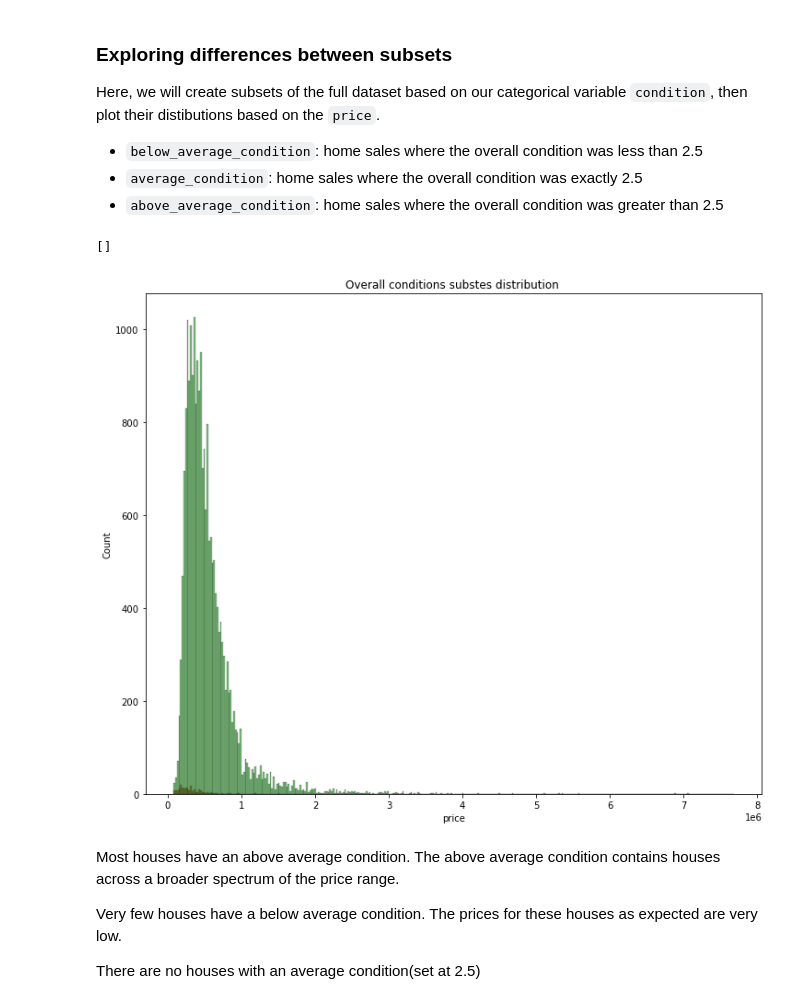
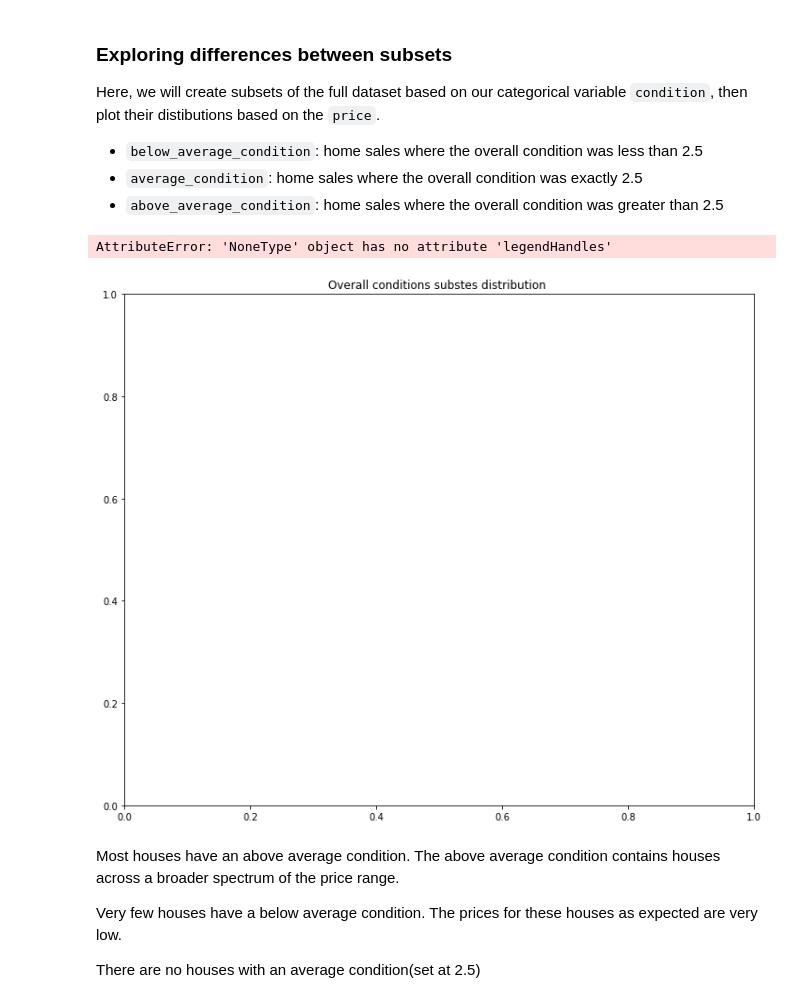
Before and after one commit to OswaldCc/Homes-Data-Analysis-And_Price-Prediction-Kings-County-USA, a Jupyter notebook: EDA.ipynb, the cells around one changed output. Drawn from its saved outputs; the diff is of its cells as text; code cells hidden in the pictures.

```diff
--- a/EDA.ipynb
+++ b/EDA.ipynb
@@ -231,20 +231,23 @@ above_average_condition=df[df['condition']>2.5]
 # %%
 fig,ax=plt.subplots(figsize=(12,10))
 ax.set_title("Overall conditions substes distribution ")
-
+legend = ax.get_legend();
+handles = legend.legendHandles
+legend.remove()
+ax.legend(handles, ['above_averge', 'average', 'below_average'], title='Condition colors')
 #Creating custom bins so they are all on the same scale
 bins = range(int(df["price"].min()), int(df["price"].max()), int(df["price"].median()) // 20)
 sns.histplot(x=below_average_condition['price'],bins=bins,color="red",
     alpha=0.5)
 sns.histplot(x=average_condition['price'],bins=bins,color="gray",
     alpha=0.3)
 sns.histplot(x=above_average_condition['price'],bins=bins,color="green",
 
     alpha=0.5)
 plt.plot()
 # %% [output]
-[]
+AttributeError: 'NoneType' object has no attribute 'legendHandles'
-[figure, old version]
+[figure, new version]
 # %% [markdown]
 Most houses have an above average condition. The above average condition contains houses across a broader spectrum of the price range.
 
```
Also changed, not shown: parts of 2 cells of this notebook, 2 other files.
